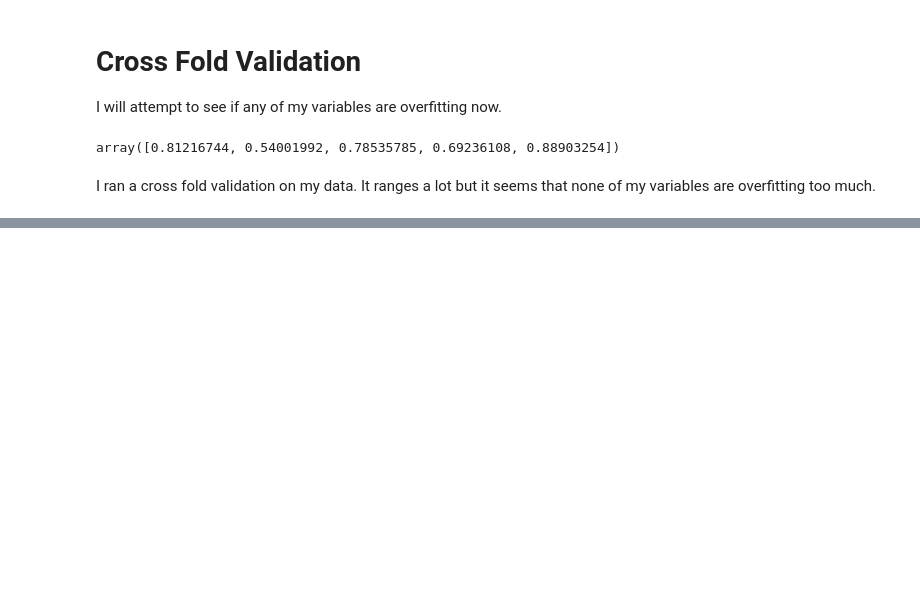
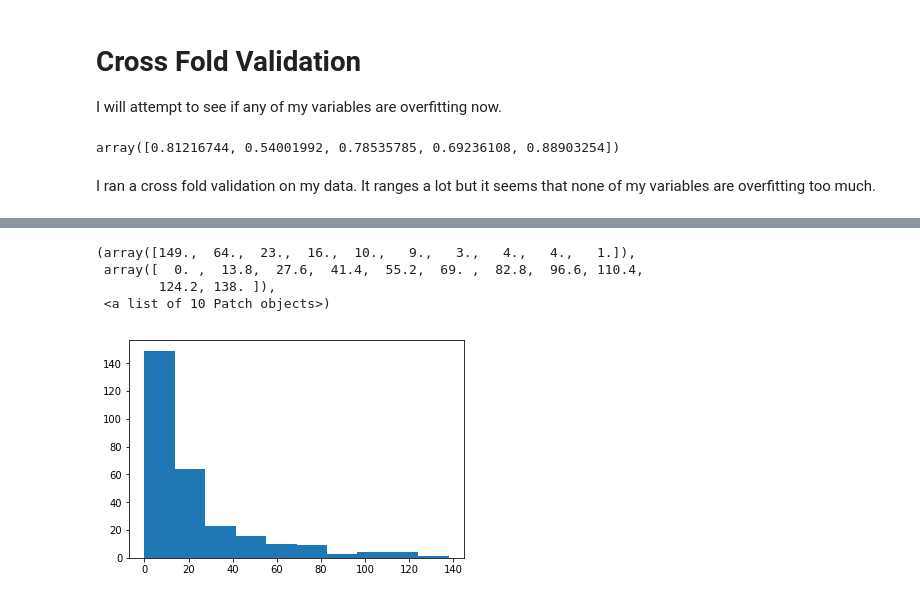
Before and after one commit to lamkg/Thinkful-, a Jupyter notebook: U2 L4 P4 Challenge Regression Model .ipynb, the cells around one changed output, grey strips where cells are left out. Drawn from its saved outputs; the diff is of its cells as text; code cells hidden in the pictures; blank space fills up the shorter version.

```diff
--- a/U2 L4 P4 Challenge Regression Model .ipynb
+++ b/U2 L4 P4 Challenge Regression Model .ipynb
@@ -246,0 +290,8 @@ I ran a cross fold validation on my data. It ranges a lot but it seems that none
+# %%
+# First step pick new features.
+# Keep population and Violent Crime since those intercepts were somewhat positive.
+data2 = df[['Population', 'Violent_Crime', 'Property_Crime', 'Burglary']]
+# %%
+# Clean the data a bit.
+data2['Burglary'] = data2['Burglary'].str.replace(',', '')
+data2['Burglary'] = data2['Burglary'].apply(pd.to_numeric)
@@ -246,0 +309,5 @@ I ran a cross fold validation on my data. It ranges a lot but it seems that none
+# %%
+data2 = data2.query('Population<25000')
+# %%
+data2 = data2.dropna()
+data2.describe()
@@ -246,0 +324,8 @@ I ran a cross fold validation on my data. It ranges a lot but it seems that none
+# %%
+plt.hist(data2['Burglary'])
+# %% [output]
+(array([149.,  64.,  23.,  16.,  10.,   9.,   3.,   4.,   4.,   1.]),
+ array([  0. ,  13.8,  27.6,  41.4,  55.2,  69. ,  82.8,  96.6, 110.4,
+        124.2, 138. ]),
+ <a list of 10 Patch objects>)
+[figure, added]
```
Also changed, not shown: parts of 28 cells of this notebook.
